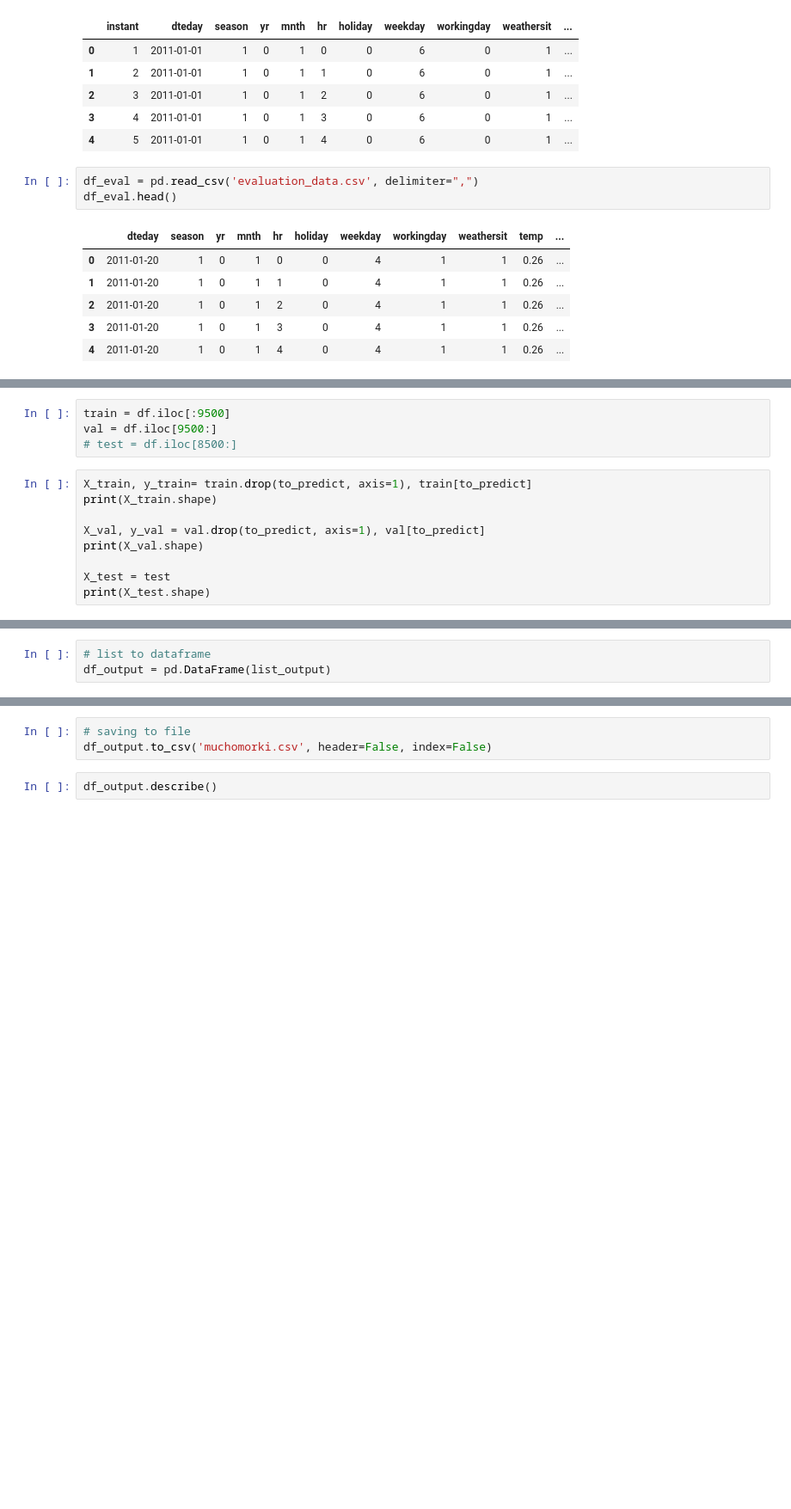
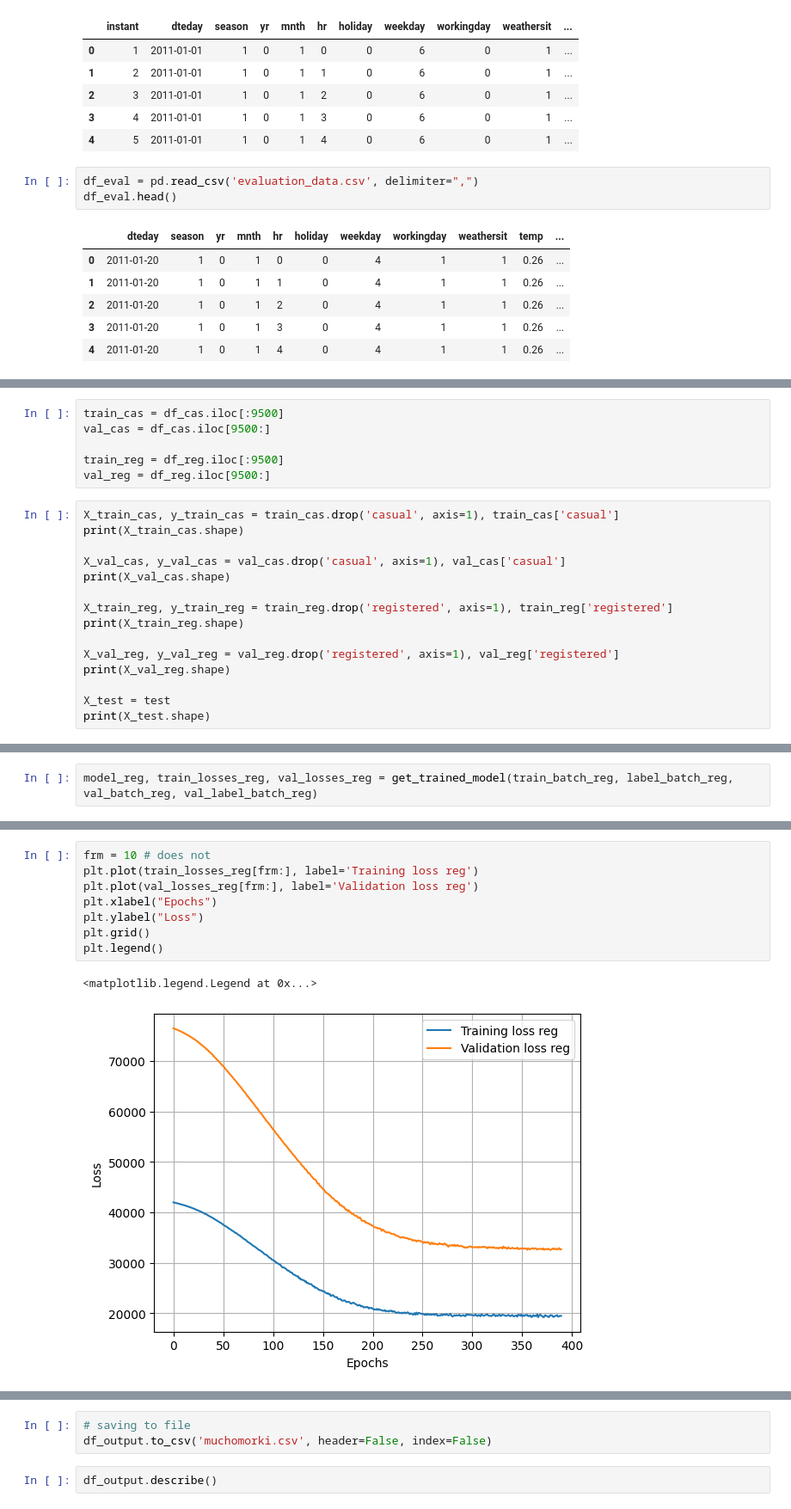
Before and after one commit to milosz-l/SSNE, a Jupyter notebook: lab3/zadanieLab1Franek.ipynb, the cells around one changed output, grey strips where cells are left out. Shown at 86% size. Drawn from its saved outputs; the diff is of its cells as text; blank space fills up the shorter version.

```diff
--- a/lab3/zadanieLab1Franek.ipynb
+++ b/lab3/zadanieLab1Franek.ipynb
@@ -38,14 +37,22 @@ df = df.drop(columns=['dteday', 'cnt', 'registered', 'instant']).astype(float)
 test = df_eval.drop(columns=['dteday']).astype(float)
 # %%
-train = df.iloc[:9500]
-val = df.iloc[9500:]
-# test = df.iloc[8500:]
+train_cas = df_cas.iloc[:9500]
+val_cas = df_cas.iloc[9500:]
+
+train_reg = df_reg.iloc[:9500]
+val_reg = df_reg.iloc[9500:]
 # %%
-X_train, y_train= train.drop(to_predict, axis=1), train[to_predict]
-print(X_train.shape)
+X_train_cas, y_train_cas = train_cas.drop('casual', axis=1), train_cas['casual']
+print(X_train_cas.shape)
 
-X_val, y_val = val.drop(to_predict, axis=1), val[to_predict]
-print(X_val.shape)
+X_val_cas, y_val_cas = val_cas.drop('casual', axis=1), val_cas['casual']
+print(X_val_cas.shape)
+
+X_train_reg, y_train_reg = train_reg.drop('registered', axis=1), train_reg['registered']
+print(X_train_reg.shape)
+
+X_val_reg, y_val_reg = val_reg.drop('registered', axis=1), val_reg['registered']
+print(X_val_reg.shape)
 
 X_test = test
 print(X_test.shape)
@@ -194,0 +220,2 @@ Epoch : 1150 train_loss : 2532.7926696777345 Val loss:  2357.7971199035646
+# %%
+model_reg, train_losses_reg, val_losses_reg = get_trained_model(train_batch_reg, label_batch_reg, val_batch_reg, val_label_batch_reg)
@@ -222,3 +251,11 @@ len(list_output)
-# %%
-# list to dataframe
-df_output = pd.DataFrame(list_output)
+# %%
+frm = 10 # does not
+plt.plot(train_losses_reg[frm:], label='Training loss reg')
+plt.plot(val_losses_reg[frm:], label='Validation loss reg')
+plt.xlabel("Epochs")
+plt.ylabel("Loss")
+plt.grid()
+plt.legend()
+# %% [output]
+<matplotlib.legend.Legend at 0x...>
+[figure, added]
```
Also changed, not shown: parts of 20 cells of this notebook.
